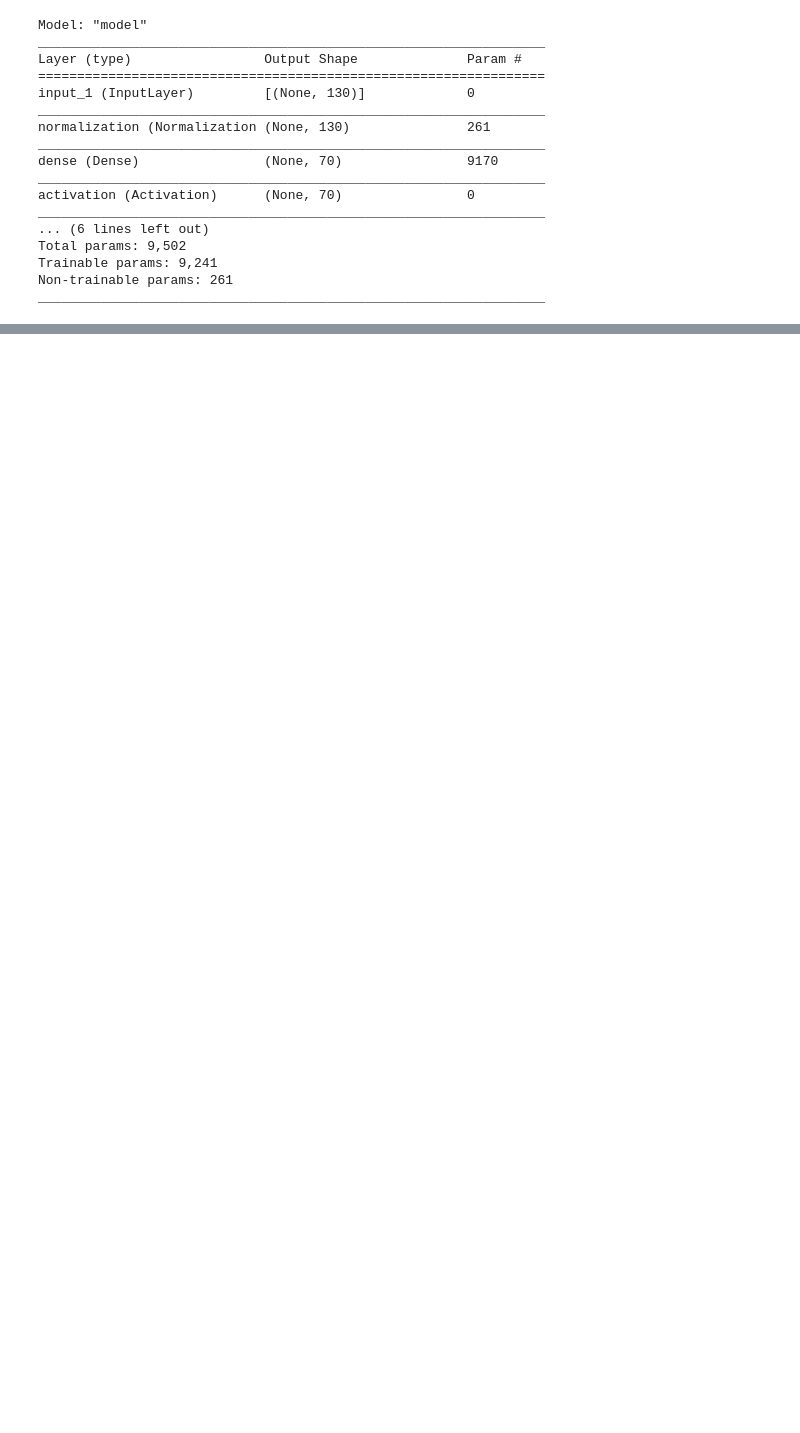
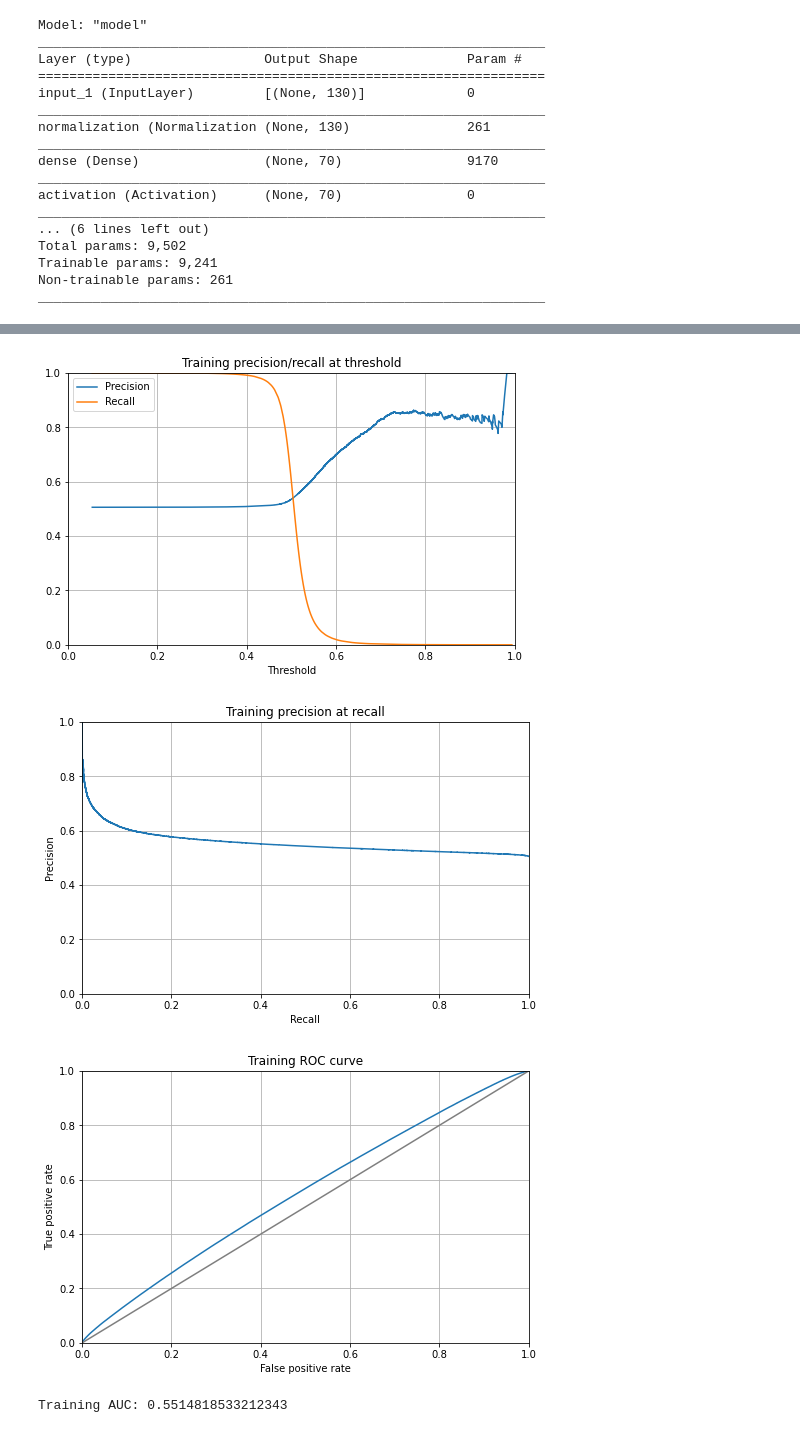
Before and after one commit to soosten/market-prediction, a Jupyter notebook: notebooks/nn.ipynb, the cells around one changed output, grey strips where cells are left out. Cells and saved outputs as stored; diff of their text form; code cells hidden in the pictures; blank space fills up the shorter version.

```diff
--- a/notebooks/nn.ipynb
+++ b/notebooks/nn.ipynb
@@ -209 +201,45 @@ Final AUC: 0.5351353442314947
+# %%
+probs = model.predict(train_X)
+
+# precision vs recall
+precisions, recalls, thresholds = precision_recall_curve(train_y, probs)
+
+plt.figure(figsize=(8, 5))
+plt.plot(thresholds, precisions[:-1], "tab:blue", label="Precision")
+plt.plot(thresholds, recalls[:-1], "tab:orange", label="Recall")
+plt.legend()
+plt.xlabel("Threshold")
+plt.title("Training precision/recall at threshold")
+plt.axis([0, 1, 0, 1])
+plt.grid(True)
+plt.show()
+
+plt.figure(figsize=(8, 5))
+plt.plot(recalls, precisions, "tab:blue")
+plt.xlabel("Recall")
+plt.ylabel("Precision")
+plt.title("Training precision at recall")
+plt.axis([0, 1, 0, 1])
+plt.grid(True)
+plt.show()
+
+# ROC curve
+false_positives, true_positives, thresholds = roc_curve(train_y, probs)
+plt.figure(figsize=(8, 5))
+plt.plot(false_positives, true_positives, "tab:blue")
+plt.plot([0, 1], [0, 1], "tab:gray")
+plt.xlabel("False positive rate")
+plt.ylabel("True positive rate")
+plt.title("Training ROC curve")
+plt.axis([0, 1, 0, 1])
+plt.grid(True)
+plt.show()
+
+# AUC
+print(f"Training AUC: {roc_auc_score(train_y, probs)}")
+# %% [output]
+[figure, added]
+[figure, added]
+[figure, added]
+Training AUC: 0.5514818533212343
 # %%
```
Also changed, not shown: parts of 8 cells of this notebook, 9 other files.
